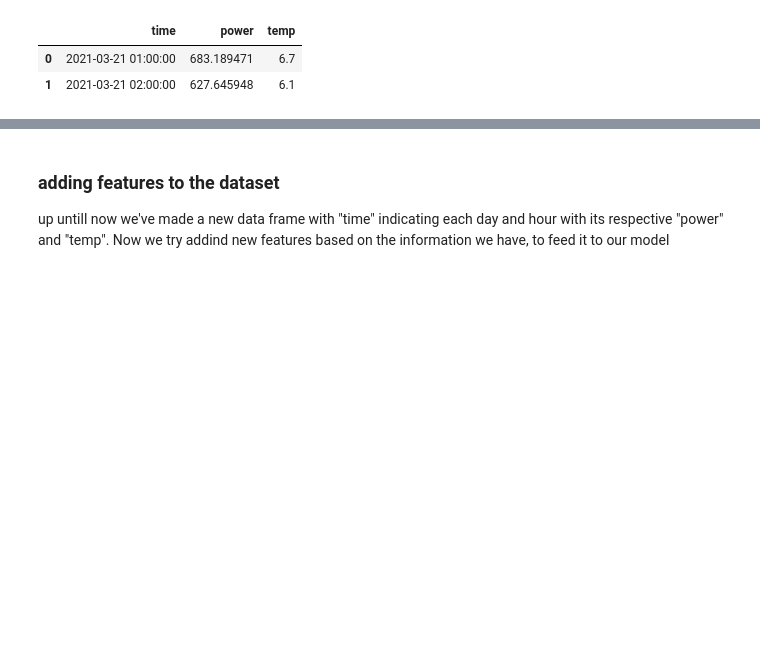
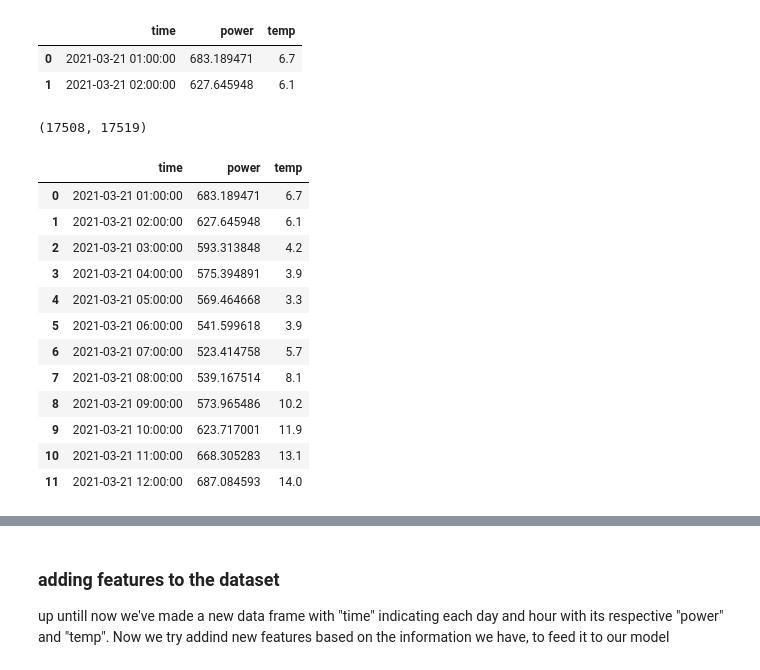
Before and after one commit to amirhosseinamerimanesh/Load-Forecasting-Machine-Learing, a Jupyter notebook: load_forecasting_ml.ipynb, the cells around one changed output, grey strips where cells are left out. Drawn from its saved outputs; the diff is of its cells as text; code cells hidden in the pictures; blank space fills up the shorter version.

```diff
--- a/load_forecasting_ml.ipynb
+++ b/load_forecasting_ml.ipynb
@@ -79,0 +123,20 @@ concat_df.head(2)
+# %%
+len(windowed_data) , len(concat_df)
+# %% [output]
+(17508, 17519)
+# %%
+concat_df.head(12)
+# %% [output]
+|  | time | power | temp |
+| 0 | 2021-03-21 01:00:00 | 683.189471 | 6.7 |
+| 1 | 2021-03-21 02:00:00 | 627.645948 | 6.1 |
+| 2 | 2021-03-21 03:00:00 | 593.313848 | 4.2 |
+| 3 | 2021-03-21 04:00:00 | 575.394891 | 3.9 |
+| 4 | 2021-03-21 05:00:00 | 569.464668 | 3.3 |
+| 5 | 2021-03-21 06:00:00 | 541.599618 | 3.9 |
+| 6 | 2021-03-21 07:00:00 | 523.414758 | 5.7 |
+| 7 | 2021-03-21 08:00:00 | 539.167514 | 8.1 |
+| 8 | 2021-03-21 09:00:00 | 573.965486 | 10.2 |
+| 9 | 2021-03-21 10:00:00 | 623.717001 | 11.9 |
+| 10 | 2021-03-21 11:00:00 | 668.305283 | 13.1 |
+| 11 | 2021-03-21 12:00:00 | 687.084593 | 14.0 |
```
Also changed, not shown: parts of 5 cells of this notebook.
